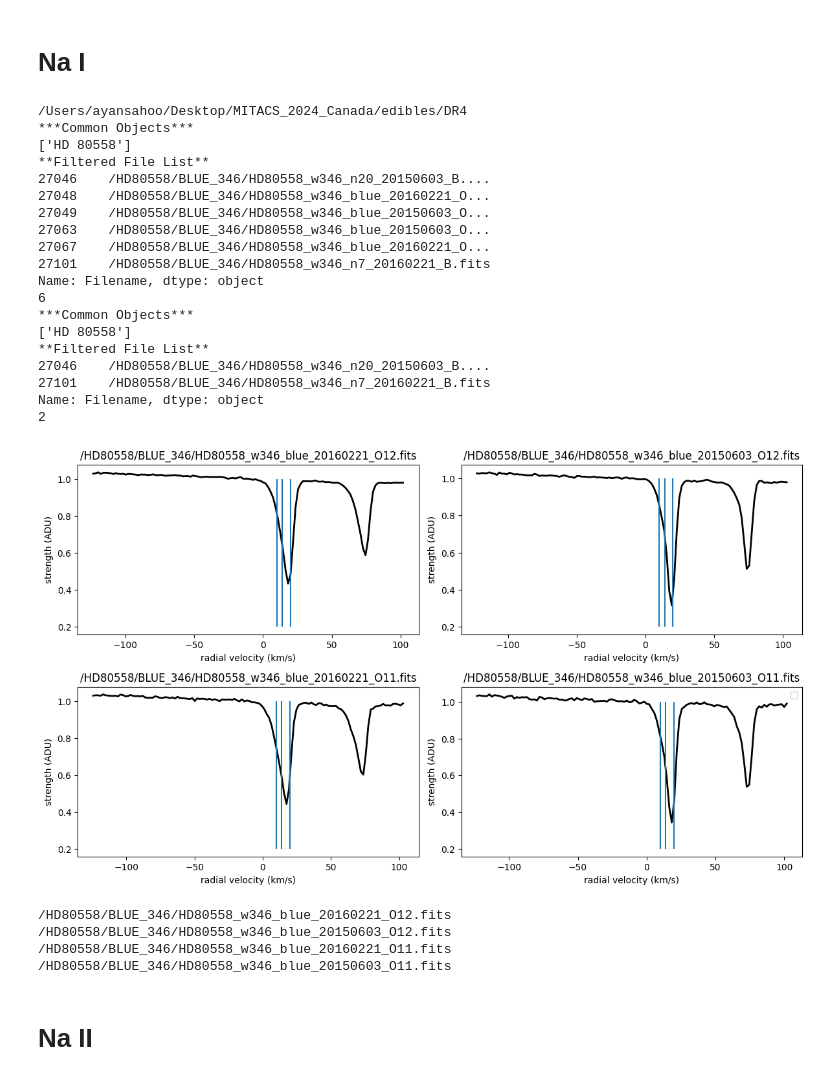
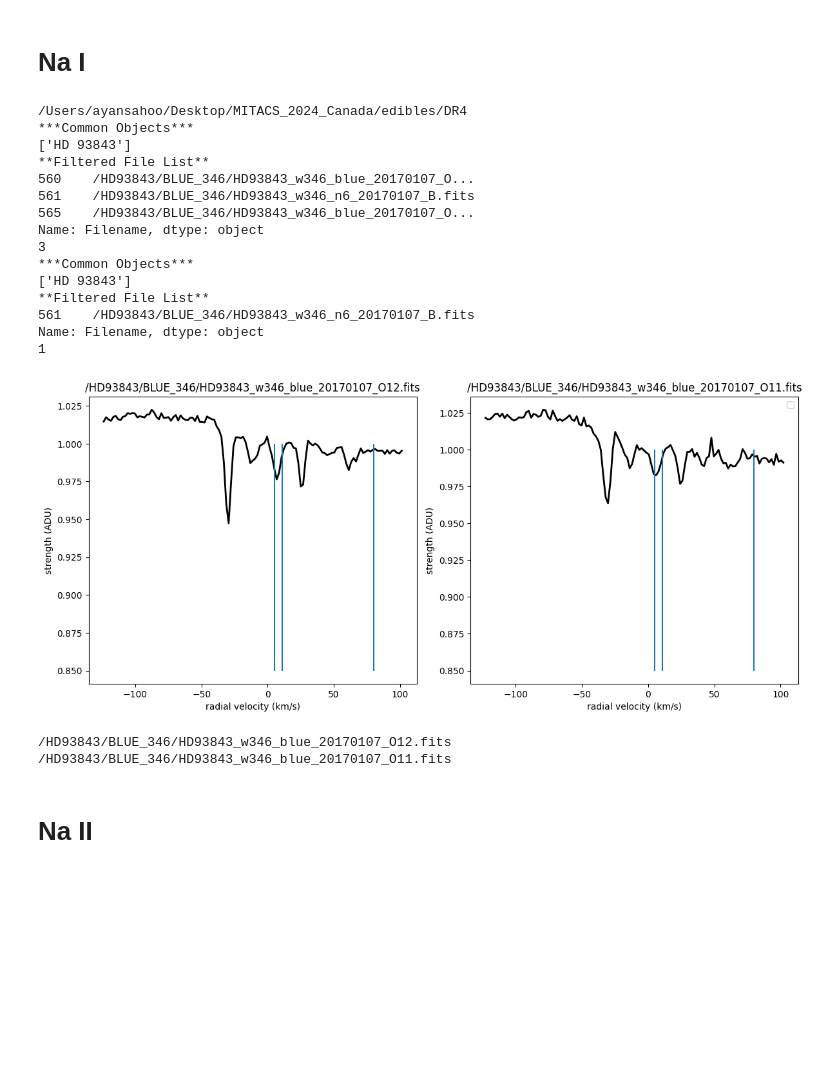
Before and after one commit to AyanS13/edibles, a Jupyter notebook: cloud_checker.ipynb, the cells around one changed output. Drawn from its saved outputs; the diff is of its cells as text; code cells hidden in the pictures; blank space fills up the shorter version.

```diff
--- a/cloud_checker.ipynb
+++ b/cloud_checker.ipynb
@@ -18,7 +18,7 @@ from scipy.interpolate import CubicSpline
 # %% [markdown]
 # Na I
 # %%
-sightline = "HD 80558"
+sightline = "HD 93843"
 pythia = EdiblesOracle()
 List_1 = pythia.getFilteredObsList(object=[sightline], MergedOnly=False, Wave=3302)
 test_1 = List_1.values.tolist()
@@ -32,9 +32,9 @@ test = list(test)
 
 lambda0 = [3302.368, 3302.978]
 ref_wave = 3302.368
-cl_1 = 20
-cl_2 = 14
-cl_3 = 10
+cl_1 = 5
+cl_2 = 11
+cl_3 = 80
 cl_4 = 3
 # cl_5 = 12
 # cl_5 = -7
@@ -76,9 +76,9 @@ for i in range(len(test)):
 
     # Plot data on the corresponding subplot
     axs[i].plot(3*(10**5)*(wave-ref_wave)/ref_wave, flux, color='k', linewidth=2)
-    axs[i].vlines(x=cl_1, ymin=0.2, ymax=1)
-    axs[i].vlines(x=cl_2, ymin=0.2, ymax=1)
-    axs[i].vlines(x=cl_3, ymin=0.2, ymax=1)
+    axs[i].vlines(x=cl_1, ymin=0.85, ymax=1)
+    axs[i].vlines(x=cl_2, ymin=0.85, ymax=1)
+    axs[i].vlines(x=cl_3, ymin=0.85, ymax=1)
     # axs[i].vlines(x=cl_4, ymin=0.4, ymax=1)
     # axs[i].vlines(x=cl_5, ymin=0.4, ymax=1)
 
@@ -92,50 +92,44 @@ for i in range(len(test)):
 
     # axs[i].plot(wave, model)
 
     # Set title for each subplot
     axs[i].set_title(str(test[i]))
 
     # Set x and y labels for each subplot
     axs[i].set_xlabel('radial velocity (km/s)')
     axs[i].set_ylabel('strength (ADU)')
 
 # Hide the unused subplots
 for j in range(len(test), len(axs)):
     fig.delaxes(axs[j])
 # Adjust the layout so titles and labels fit well
 plt.tight_layout()
 plt.legend()
 # Show the plot
 plt.show()
 
 
 for i in test:
     print(i)
 # %% [output]
 /Users/ayansahoo/Desktop/MITACS_2024_Canada/edibles/DR4
 ***Common Objects***
-['HD 80558']
+['HD 93843']
 **Filtered File List**
-27046    /HD80558/BLUE_346/HD80558_w346_n20_20150603_B....
-27048    /HD80558/BLUE_346/HD80558_w346_blue_20160221_O...
-27049    /HD80558/BLUE_346/HD80558_w346_blue_20150603_O...
-27063    /HD80558/BLUE_346/HD80558_w346_blue_20150603_O...
-27067    /HD80558/BLUE_346/HD80558_w346_blue_20160221_O...
-27101    /HD80558/BLUE_346/HD80558_w346_n7_20160221_B.fits
+560    /HD93843/BLUE_346/HD93843_w346_blue_20170107_O...
+561    /HD93843/BLUE_346/HD93843_w346_n6_20170107_B.fits
+565    /HD93843/BLUE_346/HD93843_w346_blue_20170107_O...
 Name: Filename, dtype: object
-6
+3
 ***Common Objects***
-['HD 80558']
+['HD 93843']
 **Filtered File List**
-27046    /HD80558/BLUE_346/HD80558_w346_n20_20150603_B....
-27101    /HD80558/BLUE_346/HD80558_w346_n7_20160221_B.fits
+561    /HD93843/BLUE_346/HD93843_w346_n6_20170107_B.fits
 Name: Filename, dtype: object
-2
+1
-[figure, old version]
+[figure, new version]
-/HD80558/BLUE_346/HD80558_w346_blue_20160221_O12.fits
-/HD80558/BLUE_346/HD80558_w346_blue_20150603_O12.fits
-/HD80558/BLUE_346/HD80558_w346_blue_20160221_O11.fits
-/HD80558/BLUE_346/HD80558_w346_blue_20150603_O11.fits
+/HD93843/BLUE_346/HD93843_w346_blue_20170107_O12.fits
+/HD93843/BLUE_346/HD93843_w346_blue_20170107_O11.fits
 # %% [markdown]
 # Na II
 # %%
```
Also changed, not shown: parts of 3 cells of this notebook, 4 other files.
